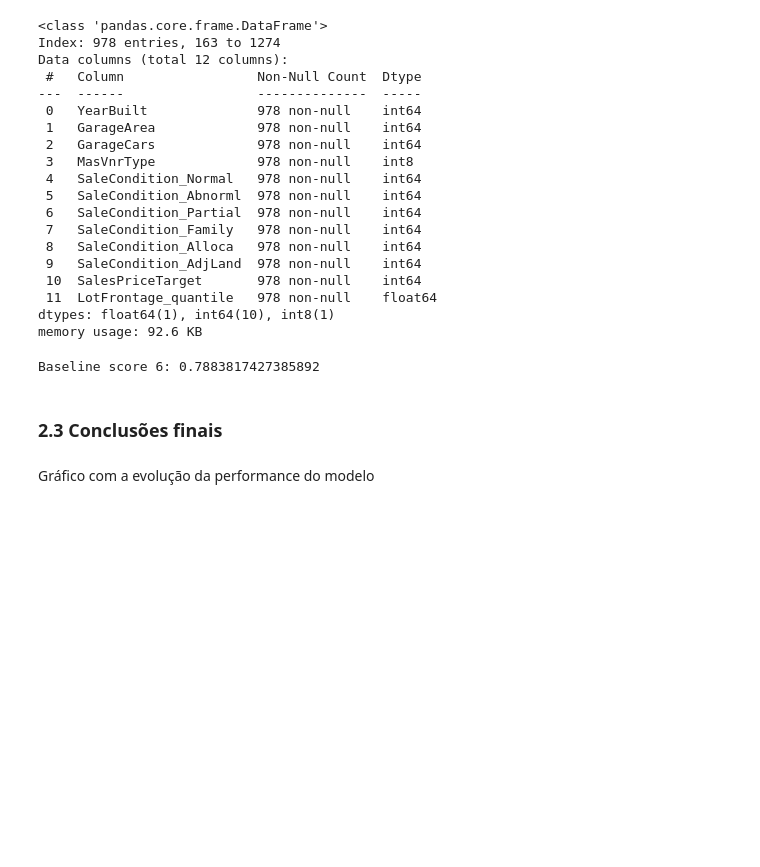
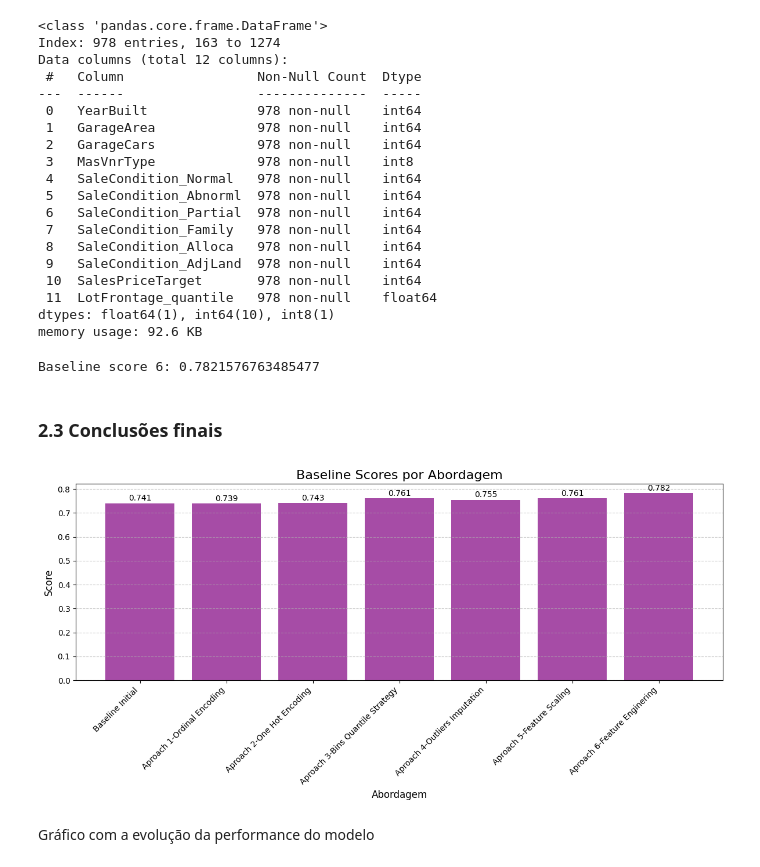
Before and after one commit to pereiranuno/preprocessingdatapt1, a Jupyter notebook: MPPD_project.ipynb, the cells around one changed output. Drawn from its saved outputs; the diff is of its cells as text; code cells hidden in the pictures; blank space fills up the shorter version.

```diff
--- a/MPPD_project.ipynb
+++ b/MPPD_project.ipynb
@@ -1019,0 +1044,3 @@ test_df_iter4 = test_df_iter3.copy()
+# %%
+baseline_scores['Aproach 4-Outliers Imputation'] = score_approach(train_df_iter4,test_df_iter4, 'SalesPriceTarget')
+print(f"Baseline score 4: {baseline_scores['Aproach 4-Outliers Imputation']}")
@@ -1068,11 +1097,11 @@ Shape inicial (teste): (482, 12)
 Shape final (treino): (978, 14)
 Shape final (teste): (482, 14)
 # %%
-train_df_iter5.drop(columns=['GarageArea', 'GarageCars'],axis=1, inplace=True)
-test_df_iter5.drop(columns=['GarageArea', 'GarageCars'],axis=1, inplace=True)
+#train_df_iter5.drop(columns=['GarageArea', 'GarageCars'],axis=1, inplace=True)
+#test_df_iter5.drop(columns=['GarageArea', 'GarageCars'],axis=1, inplace=True)
 # %%
-baseline_score5 = score_approach(train_df_iter5,test_df_iter5, 'SalesPriceTarget')
-print(f"Baseline score 5: {baseline_score5}")
+baseline_scores['Aproach 5-Feature Scaling'] = score_approach(train_df_iter5,test_df_iter5, 'SalesPriceTarget')
+print(f"Baseline score 5: {baseline_scores['Aproach 5-Feature Scaling']}")
 # %% [output]
 Baseline score 5: 0.7614107883817427
 # %% [markdown]
@@ -1102,7 +1131,6 @@ Data columns (total 12 columns):
 dtypes: float64(1), int64(10), int8(1)
 memory usage: 92.6 KB
 # %%
-
 train_df_iter6 = train_df_iter5.copy()
 test_df_iter6 = test_df_iter5.copy()
 
@@ -1112,15 +1140,41 @@ train_df_iter6['HouseAge'] = current_year - train_df_iter6['YearBuilt']
 test_df_iter6['HouseAge'] = current_year - test_df_iter6['YearBuilt']
 
 
-
 train_df_iter6.drop(columns=['YearBuilt'],axis=1, inplace=True)
 test_df_iter6.drop(columns=['YearBuilt'],axis=1, inplace=True)
 
-baseline_score6 = score_approach(train_df_iter6,test_df_iter6, 'SalesPriceTarget')
-print(f"Baseline score 6: {baseline_score6}")
+baseline_scores['Aproach 6-Feature Enginering'] = score_approach(train_df_iter6,test_df_iter6, 'SalesPriceTarget')
+print(f"Baseline score 6: {baseline_scores['Aproach 6-Feature Enginering']}")
 # %% [output]
-Baseline score 6: 0.7883817427385892
+Baseline score 6: 0.7821576763485477
 # %% [markdown]
 ### 2.3 Conclusões finais
+# %%
+# Criar o gráfico de barras
+baseline_scores_df = pd.DataFrame(list(baseline_scores.items()), columns=['Approach', 'Score'])
+
+plt.figure(figsize=(12, 6))  # Aumentar o tamanho da figura
+plt.bar(baseline_scores_df['Approach'], baseline_scores_df['Score'], color='purple', alpha=0.7)
+
+# Títulos e Rótulos
+plt.title('Baseline Scores por Abordagem', fontsize=16)
+plt.xlabel('Abordagem', fontsize=12)
+plt.ylabel('Score', fontsize=12)
+
+# Rotacionar os rótulos do eixo X
+plt.xticks(rotation=45, ha='right', fontsize=10)
+
+# Adicionar os valores acima das barras
+for index, value in enumerate(baseline_scores_df['Score']):
+    plt.text(index, value + 0.01, f"{value:.3f}", ha='center', fontsize=10, color='black')
+
+# Grade no eixo Y
+plt.grid(axis='y', linestyle='--', alpha=0.7)
+
+# Exibir o gráfico
+plt.tight_layout()
+plt.show()
+# %% [output]
+[figure, added]
 # %% [markdown]
 Gráfico com a evolução da performance do modelo
```
Also changed, not shown: parts of 16 cells of this notebook.
